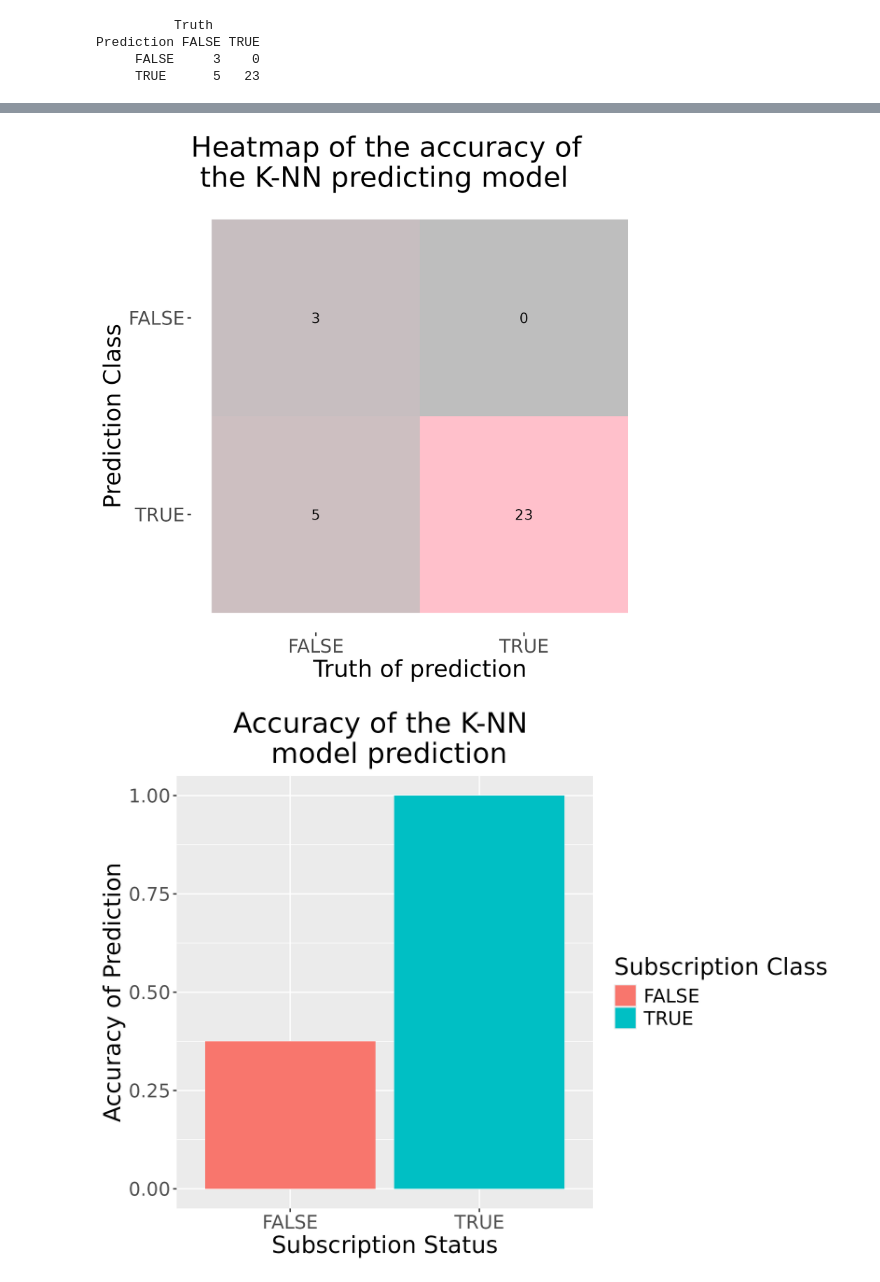
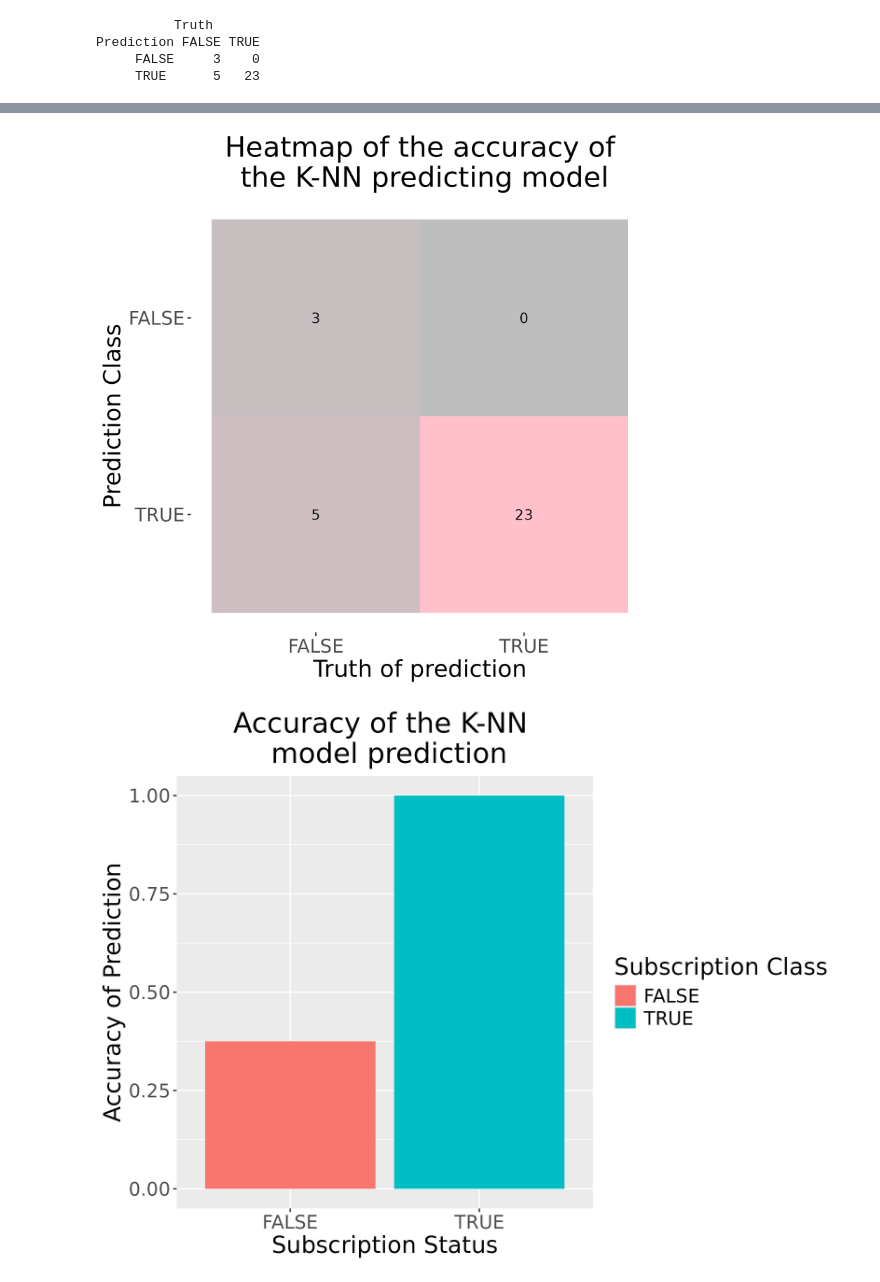
Before and after one commit to chrispy-tacos/dsci-100-project, a Jupyter notebook: dsci-g2-project.ipynb, the cells around one changed output, grey strips where cells are left out. Drawn from its saved outputs; the diff is of its cells as text; code cells hidden in the pictures.

Commit message:
Centered the titles

```diff
--- a/dsci-g2-project.ipynb
+++ b/dsci-g2-project.ipynb
@@ -249,7 +249,7 @@ autoplot(type = "heatmap")+
 scale_fill_gradient(low = "grey", high = "pink")+
 labs(x = "Truth of prediction", y= "Prediction Class", title = "Heatmap of the accuracy of\n the K-NN predicting model")+
 theme(text = element_text(size = 18),
-     title.position = "center")
+    plot.title = element_text(hjust = 0.5))
 
 
 ggsave("minecraft_conf_mat_heatmap.png", plot = minecraft_conf_mat_heatmap, width = 6, height = 6, dpi = 300)
@@ -266,4 +262,4 @@ Warning message in plot_theme(plot):
-[figure, old version]
+[figure, new version]
 # %%
 knn_conf_analysis<- minecraft_predictions |>
   group_by(subscribe) |>
```
Also changed, not shown: parts of 1 cell of this notebook.
